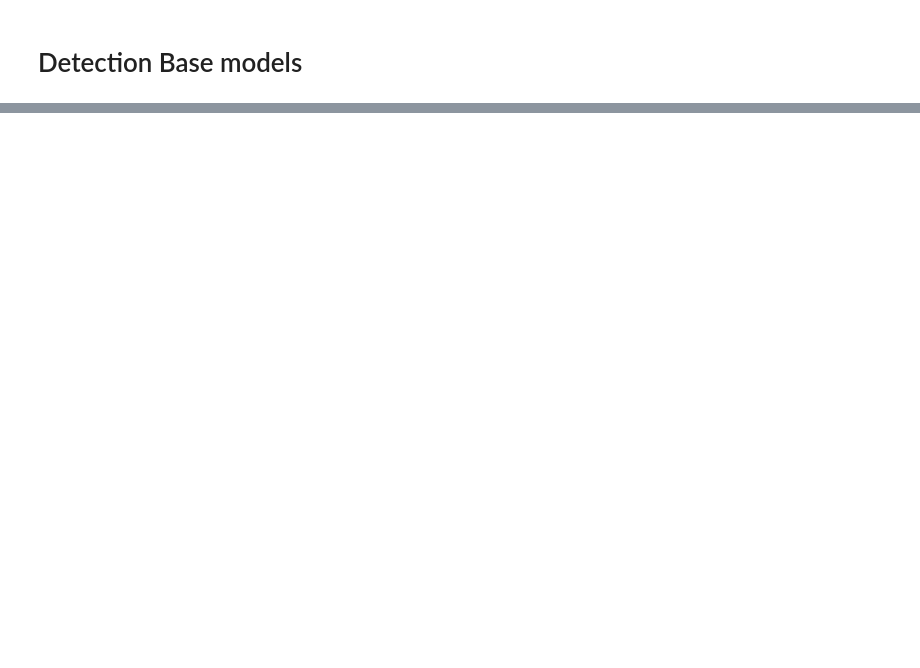
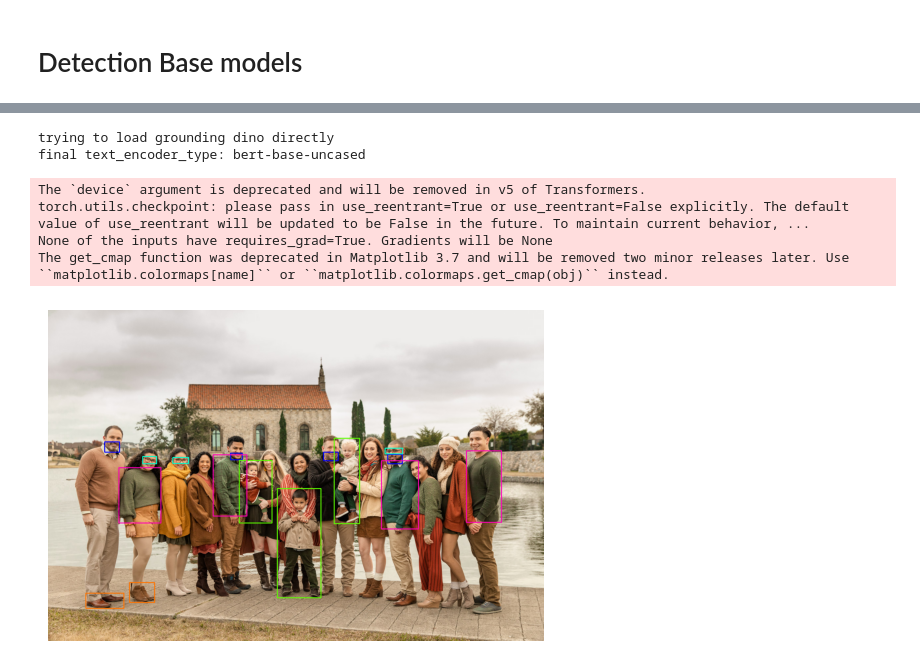
Before and after one commit to Marinto-Richee/AI-Image-Annotation, a Jupyter notebook: Detection.ipynb, the cells around one changed output, grey strips where cells are left out. Cells and saved outputs as stored; diff of their text form; code cells hidden in the pictures; blank space fills up the shorter version.

```diff
--- a/Detection.ipynb
+++ b/Detection.ipynb
@@ -90,0 +85,21 @@ plot_bounding_box('test.jpg', result)
+# %%
+base_model = GroundingDINO(    ontology=CaptionOntology(
+        {
+            'beard': 'beard',
+            'eye glasses': 'glasses',
+            'baby': 'baby',
+            'dark brown men shoes': 'shoes',
+            'green shirt': 'shirt',
+        }
+    )
+)
+result = base_model.predict("test 4.jpg")
+plot_bounding_box('test 4.jpg', result.with_nms())
+# %% [output]
+trying to load grounding dino directly
+final text_encoder_type: bert-base-uncased
+The `device` argument is deprecated and will be removed in v5 of Transformers.
+torch.utils.checkpoint: please pass in use_reentrant=True or use_reentrant=False explicitly. The default value of use_reentrant will be updated to be False in the future. To maintain current behavior, ...
+None of the inputs have requires_grad=True. Gradients will be None
+The get_cmap function was deprecated in Matplotlib 3.7 and will be removed two minor releases later. Use ``matplotlib.colormaps[name]`` or ``matplotlib.colormaps.get_cmap(obj)`` instead.
+[figure, added]
```
Also changed, not shown: parts of 11 cells of this notebook, 5 other files.
